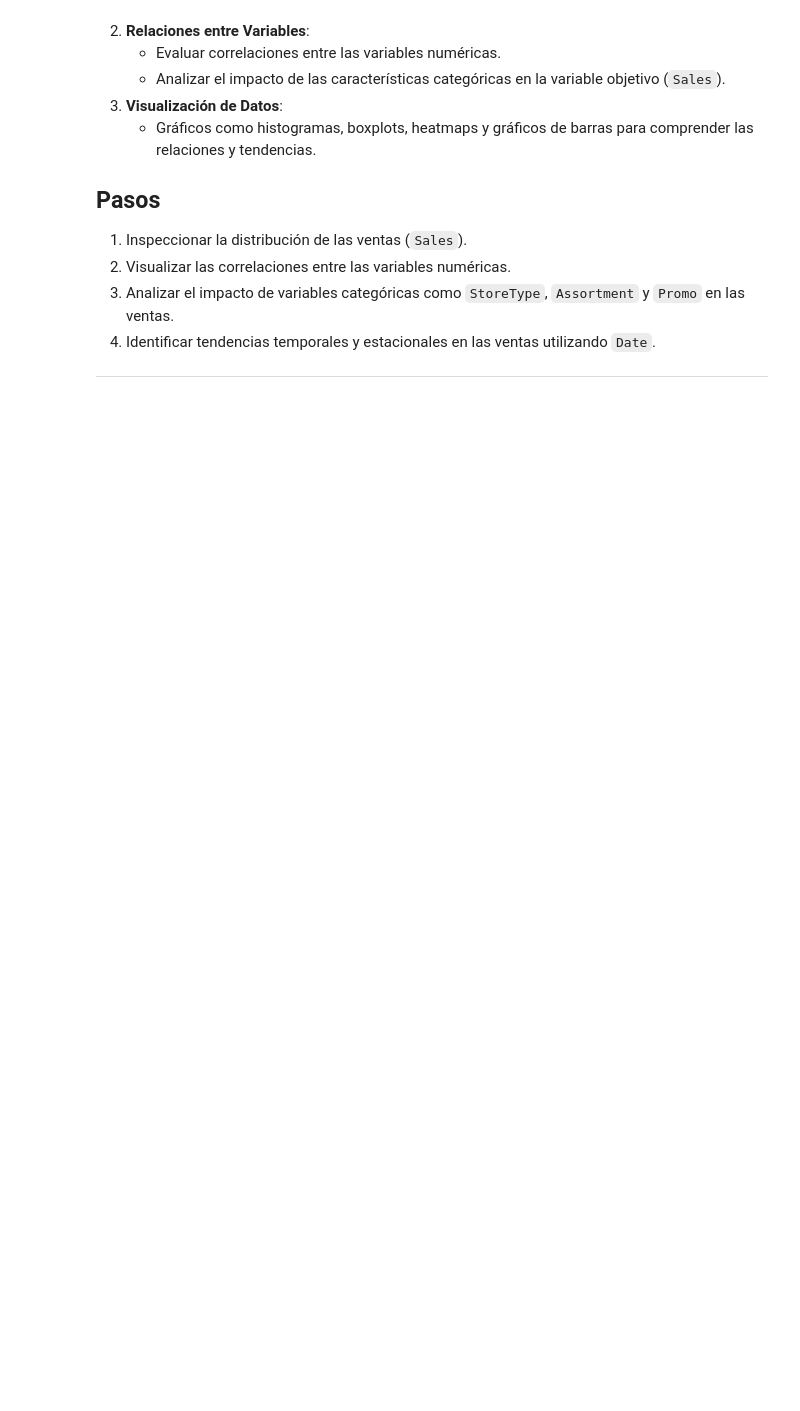
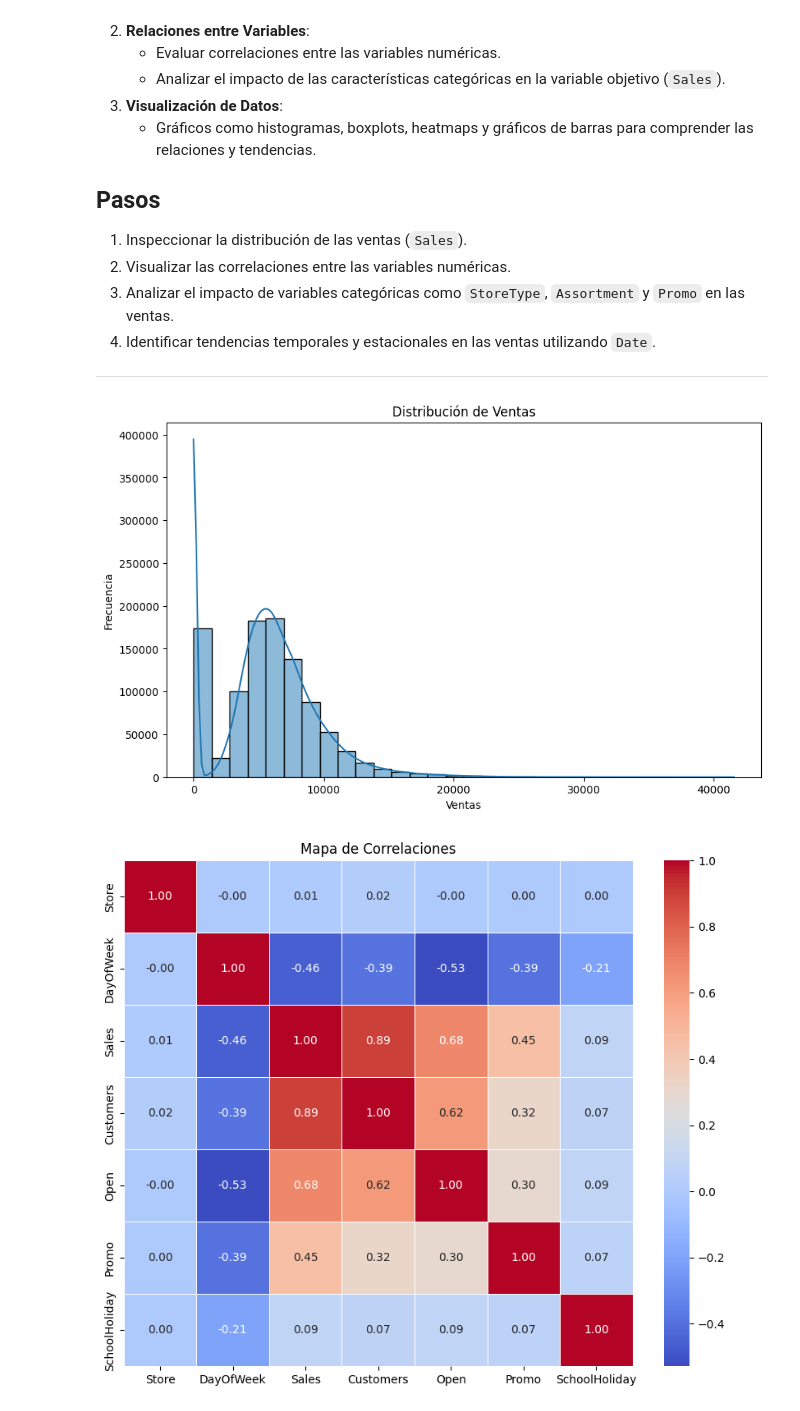
Before and after one commit to soyjosep/proyecto_prediccion_ventas, a Jupyter notebook: ventas_prediccion.ipynb, the cells around one changed output. Drawn from its saved outputs; the diff is of its cells as text; code cells hidden in the pictures; blank space fills up the shorter version.

```diff
--- a/ventas_prediccion.ipynb
+++ b/ventas_prediccion.ipynb
@@ -125,6 +125,7 @@ El objetivo del análisis exploratorio es comprender las características de los
 # %%
 import matplotlib.pyplot as plt
 import seaborn as sns
+import pandas as pd
 
 # Inspeccionar la distribución de las ventas
 plt.figure(figsize=(10, 6))
@@ -133,31 +134,38 @@ plt.title('Distribución de Ventas')
 plt.xlabel('Ventas')
 plt.ylabel('Frecuencia')
 plt.show()
 
 # Relación entre variables numéricas (heatmap de correlaciones)
 plt.figure(figsize=(10, 8))
-correlation_matrix = train_data.corr()
+
+# Seleccionar solo las columnas numéricas para el cálculo de la correlación
+numeric_columns = train_data.select_dtypes(include=['float64', 'int64']).columns
+correlation_matrix = train_data[numeric_columns].corr()
+
 sns.heatmap(correlation_matrix, annot=True, cmap='coolwarm', fmt='.2f', linewidths=0.5)
 plt.title('Mapa de Correlaciones')
 plt.show()
 
 # Impacto de variables categóricas
 plt.figure(figsize=(10, 6))
 sns.boxplot(x='Promo', y='Sales', data=train_data)
 plt.title('Impacto de Promociones en las Ventas')
 plt.xlabel('Promoción (1 = Sí, 0 = No)')
 plt.ylabel('Ventas')
 plt.show()
 
 # Tendencias temporales
 train_data['Date'] = pd.to_datetime(train_data['Date'])
 train_data['Year'] = train_data['Date'].dt.year
 train_data['Month'] = train_data['Date'].dt.month
 train_data['Day'] = train_data['Date'].dt.day
 
 plt.figure(figsize=(12, 6))
 sns.lineplot(x='Date', y='Sales', data=train_data)
 plt.title('Tendencias de Ventas a lo Largo del Tiempo')
 plt.xlabel('Fecha')
 plt.ylabel('Ventas')
 plt.show()
+# %% [output]
+[figure, added]
+[figure, added]
```
Also changed, not shown: parts of 1 cell of this notebook.
